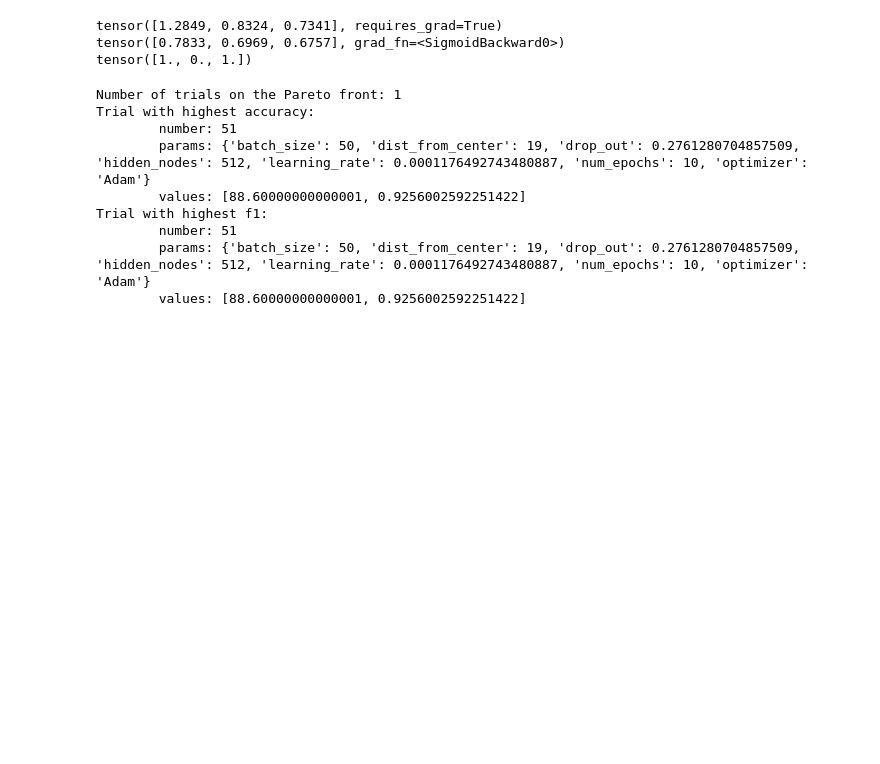
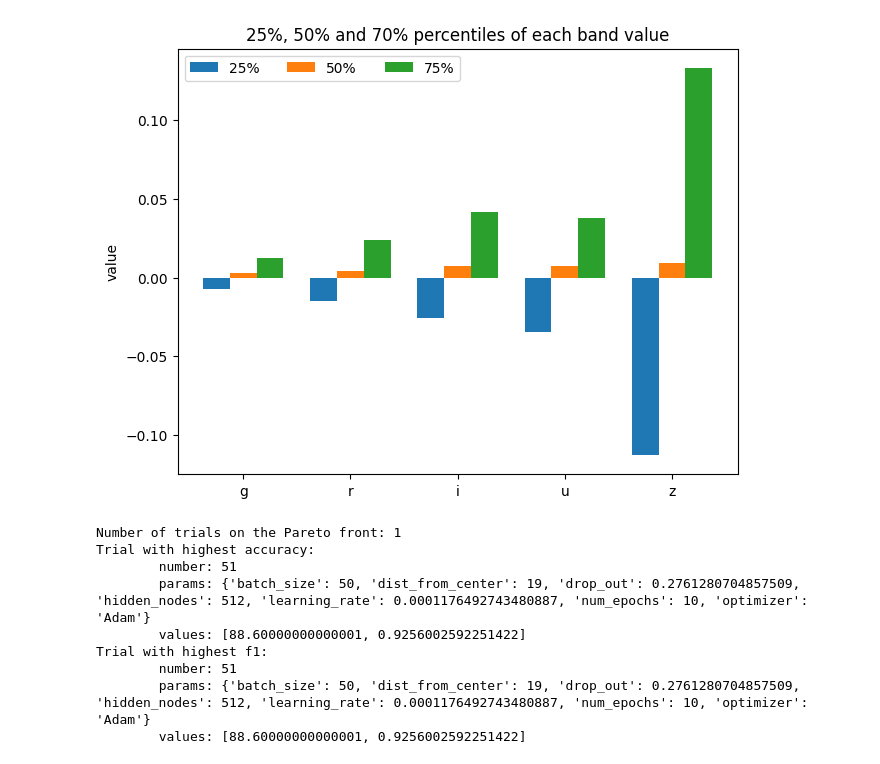
Before and after one commit to pdcnguyen/Astro-ML-project, a Jupyter notebook: process.ipynb, the cells around one changed output. Saved outputs shown, nothing was run; the diff lists cells and outputs as text; code cells hidden in the pictures; blank space fills up the shorter version.

```diff
--- a/process.ipynb
+++ b/process.ipynb
@@ -17,17 +17,3 @@ import torch.optim as optim
 import dataset
 
 import optuna
-# %%
-m = nn.Sigmoid()
-loss = nn.BCELoss()
-input = torch.randn(3, requires_grad=True)
-print(input)
-print(m(input))
-target = torch.empty(3).random_(2)
-print(target)
-output = loss(m(input), target)
-output.backward()
-# %% [output]
-tensor([1.2849, 0.8324, 0.7341], requires_grad=True)
-tensor([0.7833, 0.6969, 0.6757], grad_fn=<SigmoidBackward0>)
-tensor([1., 0., 1.])
@@ -34,3 +23,32 @@ tensor([1., 0., 1.])
+# %%
+species = ("g", "r", "i", "u","z")
+penguin_means = {
+    '25%': (-7.469177e-03, -1.478577e-02, -2.600098e-02,-3.466797e-02,-1.126709e-01),
+    '50%': (2.761841e-03, 4.089355e-03, 7.087708e-03,7.308960e-03,9.506226e-03),
+    '75%': (1.219177e-02, 2.407837e-02, 4.144287e-02,3.790283e-02,1.330566e-01),
+}
+
+x = np.arange(len(species))  # the label locations
+width = 0.25  # the width of the bars
+multiplier = 0
+
+fig, ax = plt.subplots(layout='constrained')
+
+for attribute, measurement in penguin_means.items():
+    offset = width * multiplier
+    rects = ax.bar(x + offset, measurement, width, label=attribute)
+    multiplier += 1
+
+# Add some text for labels, title and custom x-axis tick labels, etc.
+ax.set_ylabel('value')
+ax.set_title('25%, 50% and 70% percentiles of each band value')
+ax.set_xticks(x + width, species)
+ax.legend(loc='upper left', ncols=3)
+# ax.set_ylim(-0.2, 0.2)
+
+plt.show()
+# %% [output]
+[figure, added]
 # %%
 study = optuna.load_study(study_name="maximizing-accuracy-f1", storage="sqlite:///results.db")
 
```
Also changed, not shown: parts of 1 cell of this notebook, 3 other files.
